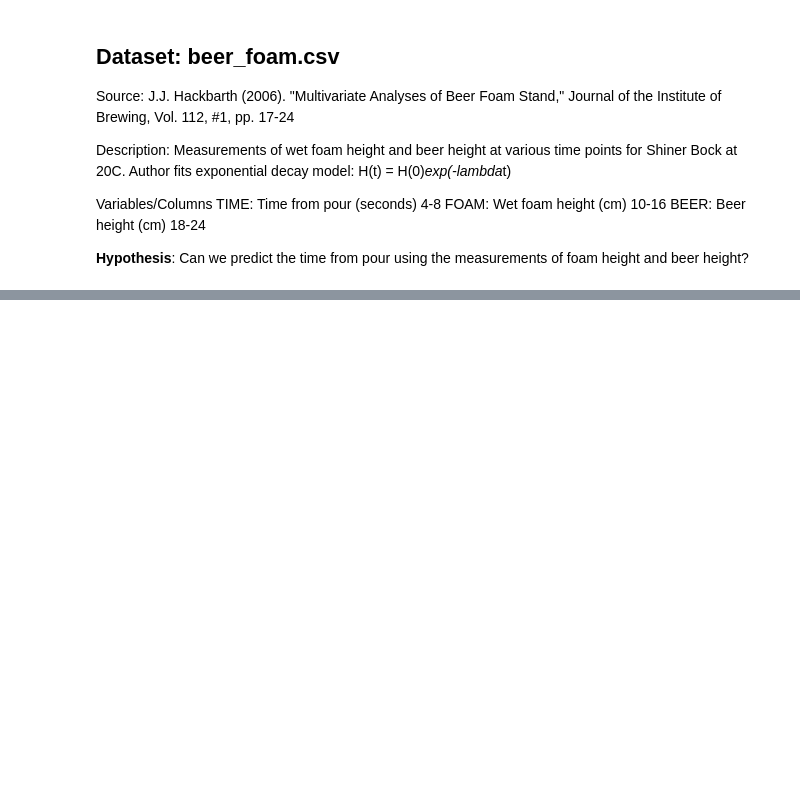
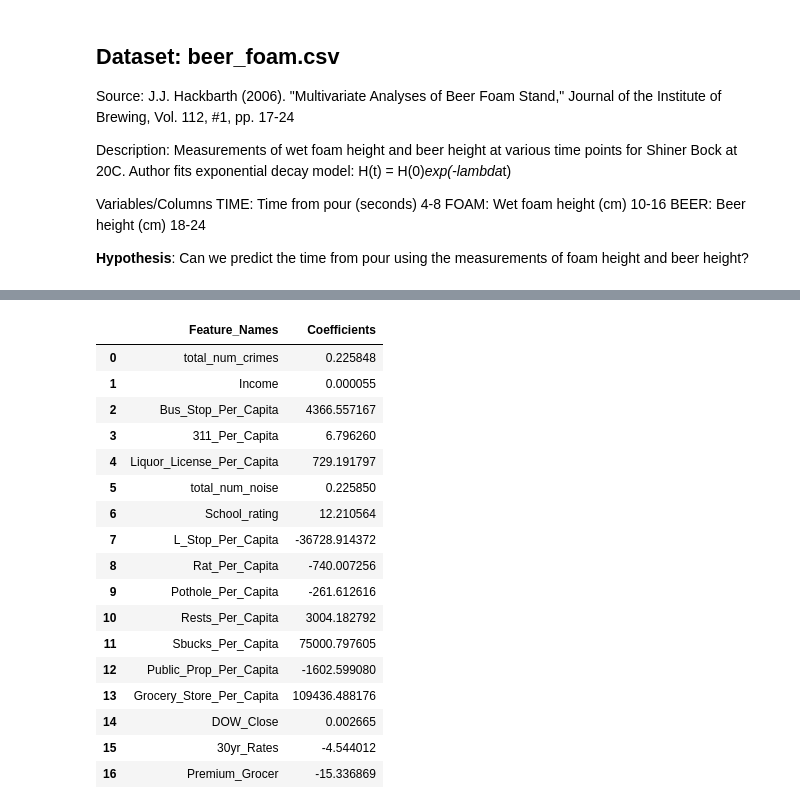
Before and after one commit to sjricketts/Project-3, a Jupyter notebook: ML-MLR-S copy.ipynb, the cells around one changed output, grey strips where cells are left out. Saved outputs shown, nothing was run; the diff lists cells and outputs as text; code cells hidden in the pictures; blank space fills up the shorter version.

```diff
--- a/ML-MLR-S copy.ipynb
+++ b/ML-MLR-S copy.ipynb
@@ -117,0 +117,30 @@ print(X[0:1])
+# %%
+importance = model.coef_
+feature_names = X.columns
+modelDict = {"Feature_Names": feature_names, "Coefficients": importance[0]}
+modelDetail = pd.DataFrame(modelDict)
+modelDetail
+
+# for feat in feature_names:
+# 	print(f'Feature: 'feat.coef_', Score: %.5f' % (i,v))
+# for i,v in enumerate(importance):
+# 	print('Feature: %0d, Score: %.5f' % (i,v))
+# %% [output]
+|  | Feature_Names | Coefficients |
+| 0 | total_num_crimes | 0.225848 |
+| 1 | Income | 0.000055 |
+| 2 | Bus_Stop_Per_Capita | 4366.557167 |
+| 3 | 311_Per_Capita | 6.796260 |
+| 4 | Liquor_License_Per_Capita | 729.191797 |
+| 5 | total_num_noise | 0.225850 |
+| 6 | School_rating | 12.210564 |
+| 7 | L_Stop_Per_Capita | -36728.914372 |
+| 8 | Rat_Per_Capita | -740.007256 |
+| 9 | Pothole_Per_Capita | -261.612616 |
+| 10 | Rests_Per_Capita | 3004.182792 |
+| 11 | Sbucks_Per_Capita | 75000.797605 |
+| 12 | Public_Prop_Per_Capita | -1602.599080 |
+| 13 | Grocery_Store_Per_Capita | 109436.488176 |
+| 14 | DOW_Close | 0.002665 |
+| 15 | 30yr_Rates | -4.544012 |
+| 16 | Premium_Grocer | -15.336869 |
```
Also changed, not shown: parts of 8 cells of this notebook, 2 other files.
